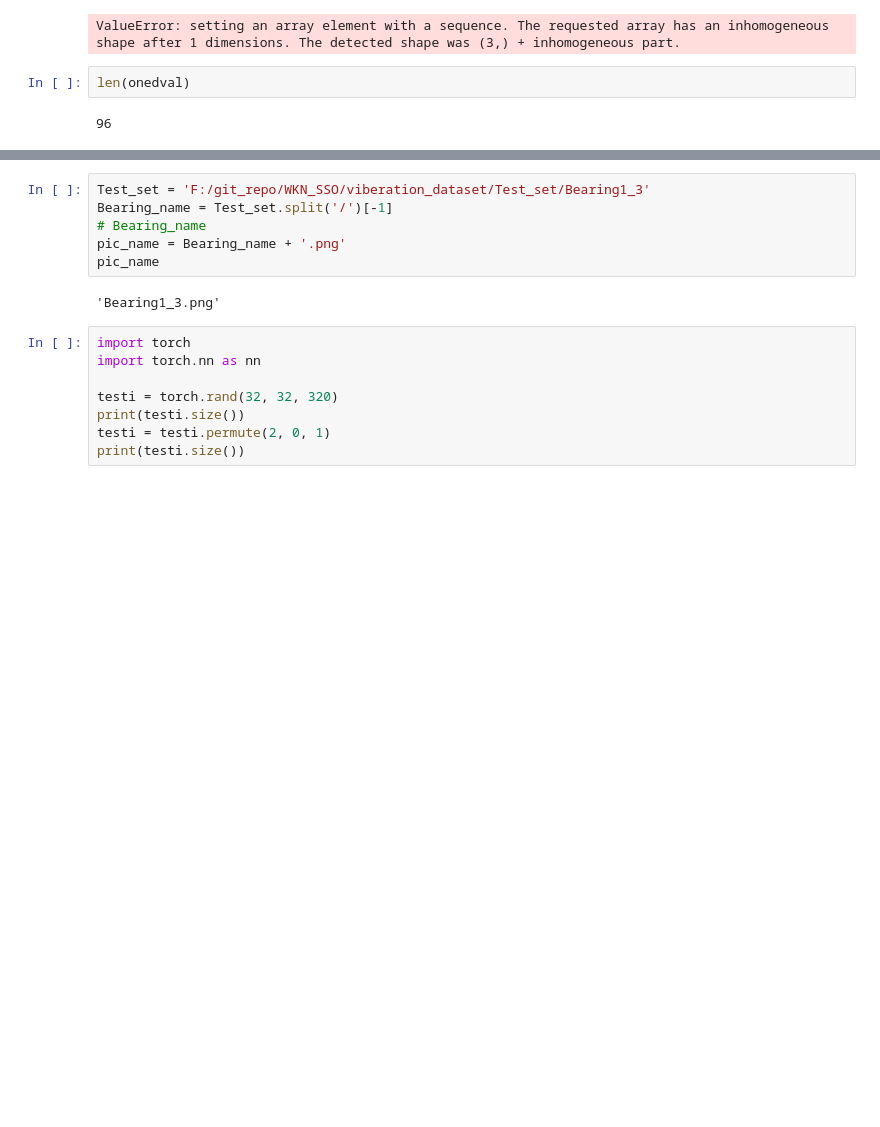
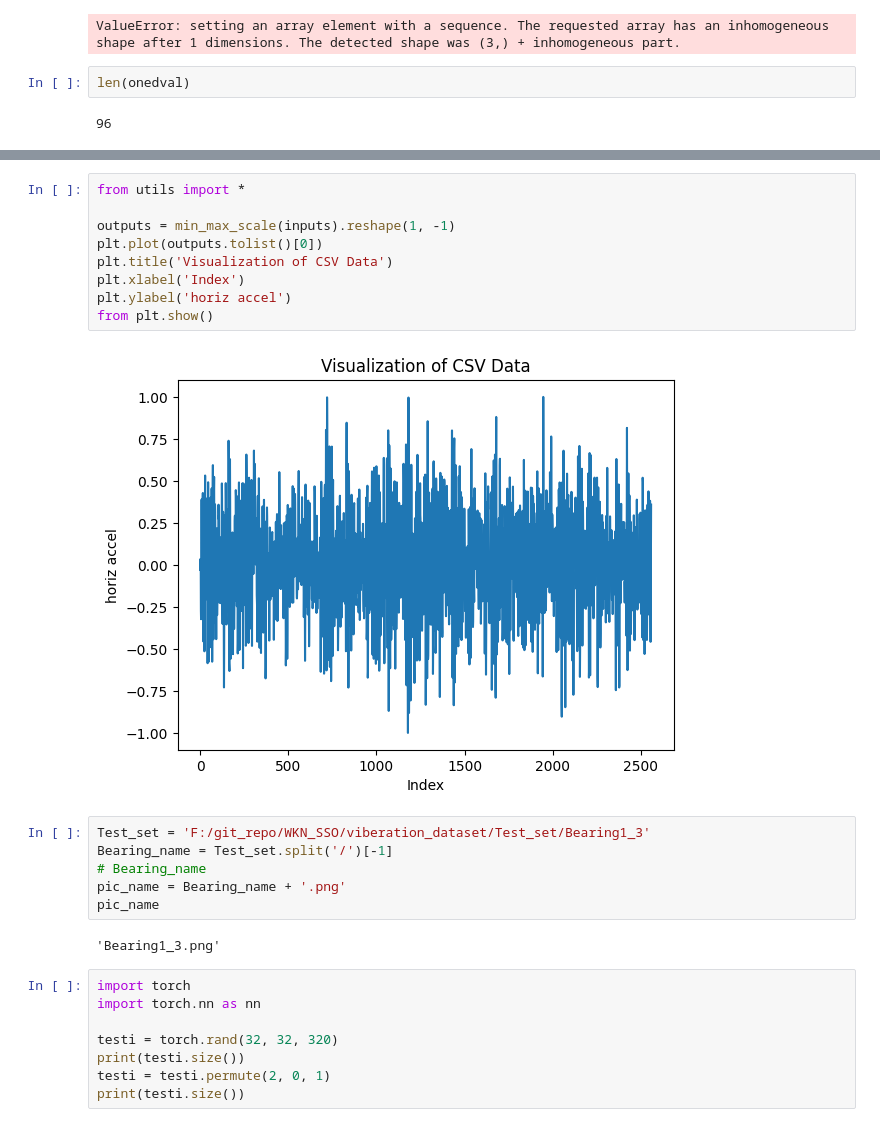
Before and after one commit to leokou42/WKN_SSO, a Jupyter notebook: src/testing_try.ipynb, the cells around one changed output, grey strips where cells are left out. Drawn from its saved outputs; the diff is of its cells as text; blank space fills up the shorter version.

```diff
--- a/src/testing_try.ipynb
+++ b/src/testing_try.ipynb
@@ -229,3 +248,14 @@ label
+# %%
+from utils import *
+
+outputs = min_max_scale(inputs).reshape(1, -1)
+plt.plot(outputs.tolist()[0])
+plt.title('Visualization of CSV Data')
+plt.xlabel('Index')
+plt.ylabel('horiz accel')
+from plt.show()
+# %% [output]
+[figure, added]
 # %%
 Test_set = 'F:/git_repo/WKN_SSO/viberation_dataset/Test_set/Bearing1_3'
 Bearing_name = Test_set.split('/')[-1]
```
Also changed, not shown: parts of 9 cells of this notebook, 28 other files.
